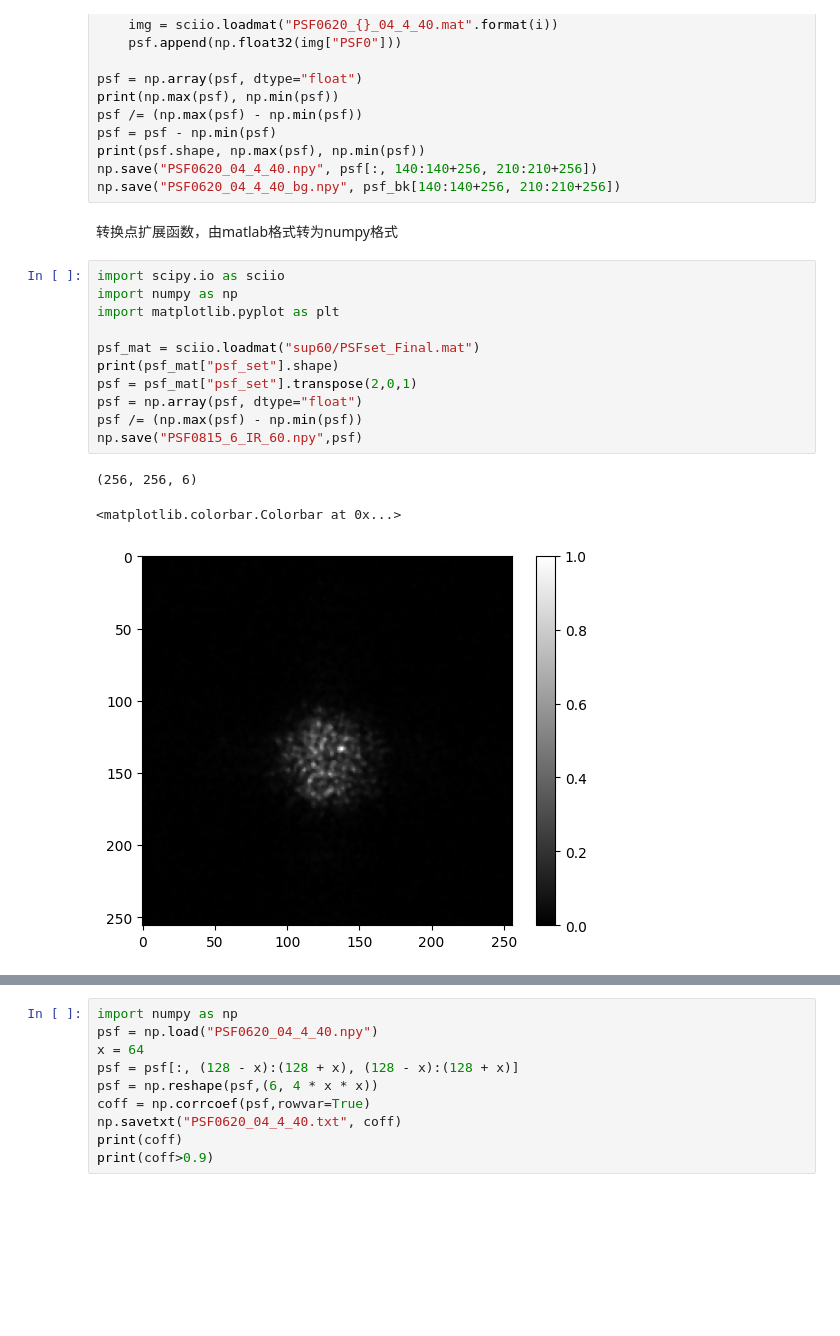
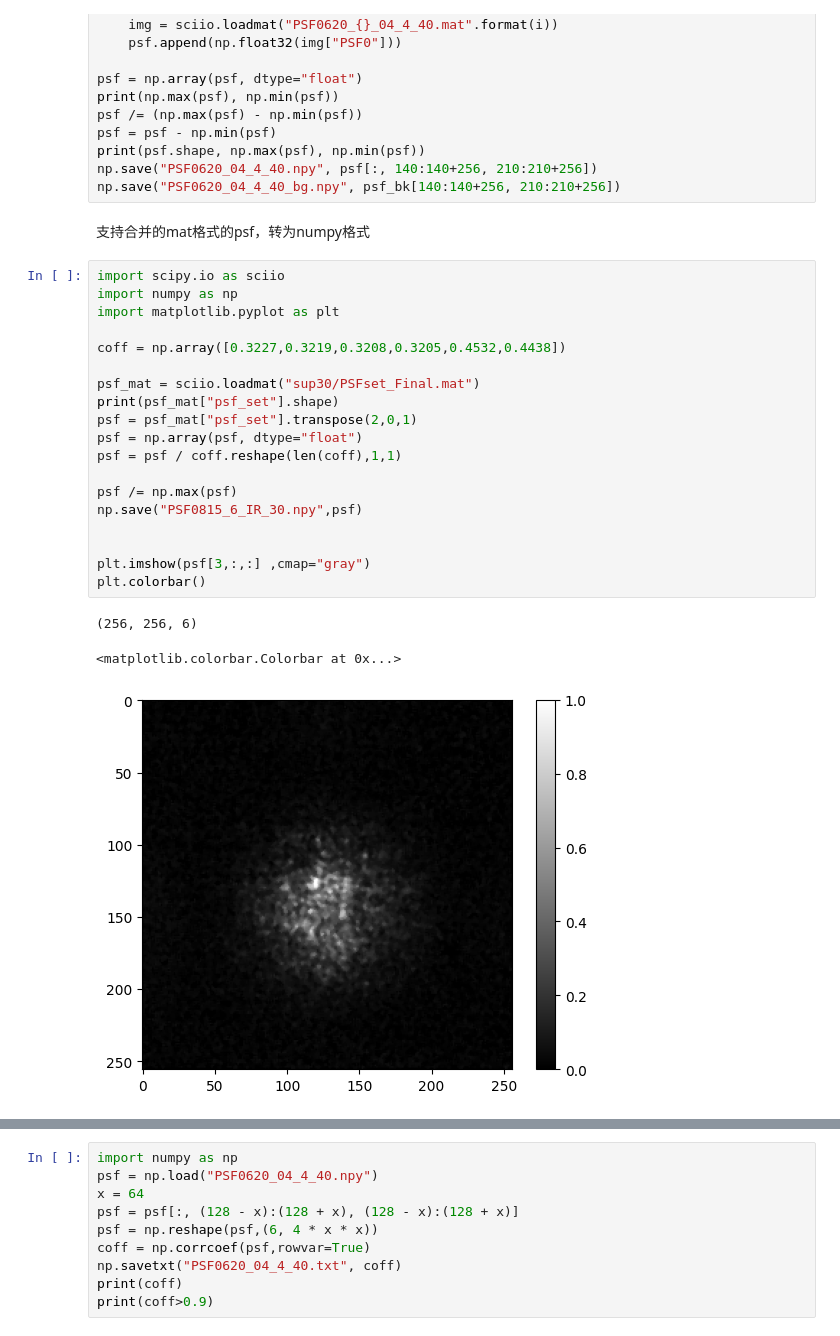
Before and after one commit to weinaike/CenterNet, a Jupyter notebook: data/test.ipynb, the cells around one changed output, grey strips where cells are left out. Cells and saved outputs as stored; diff of their text form; blank space fills up the shorter version.

```diff
--- a/data/test.ipynb
+++ b/data/test.ipynb
@@ -17,20 +19,28 @@ psf = psf - np.min(psf)
 print(psf.shape, np.max(psf), np.min(psf))
 np.save("PSF0620_04_4_40.npy", psf[:, 140:140+256, 210:210+256])
 np.save("PSF0620_04_4_40_bg.npy", psf_bk[140:140+256, 210:210+256])
-# %% [markdown]
-转换点扩展函数，由matlab格式转为numpy格式
+# %% [markdown]
+支持合并的mat格式的psf，转为numpy格式
 # %%
 import scipy.io as sciio
 import numpy as np
 import matplotlib.pyplot as plt
 
-psf_mat = sciio.loadmat("sup60/PSFset_Final.mat")
+coff = np.array([0.3227,0.3219,0.3208,0.3205,0.4532,0.4438])
+
+psf_mat = sciio.loadmat("sup30/PSFset_Final.mat")
 print(psf_mat["psf_set"].shape)
 psf = psf_mat["psf_set"].transpose(2,0,1)
 psf = np.array(psf, dtype="float")
-psf /= (np.max(psf) - np.min(psf))
-np.save("PSF0815_6_IR_60.npy",psf)
+psf = psf / coff.reshape(len(coff),1,1)
+
+psf /= np.max(psf)
+np.save("PSF0815_6_IR_30.npy",psf)
+
+
+plt.imshow(psf[3,:,:] ,cmap="gray")
+plt.colorbar()
 # %% [output]
 (256, 256, 6)
 <matplotlib.colorbar.Colorbar at 0x...>
-[figure, old version]
+[figure, new version]
```
Also changed, not shown: parts of 10 cells of this notebook, 13 other files.
